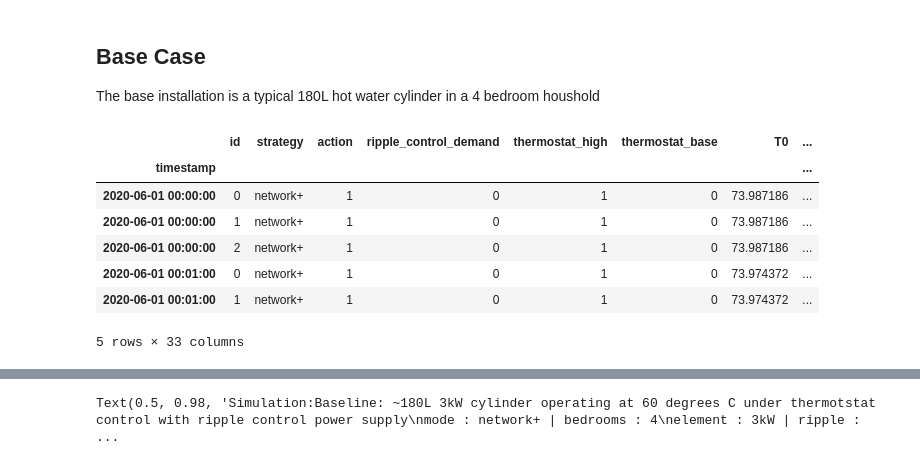
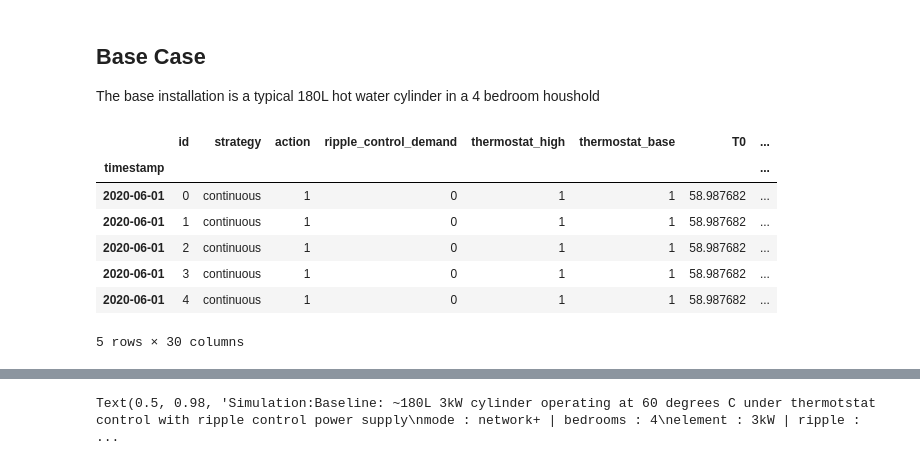
Before and after one commit to CJP123/cylinder, a Jupyter notebook: nbs/05_multi.ipynb, the cells around one changed output, grey strips where cells are left out. Saved outputs shown, nothing was run; the diff lists cells and outputs as text; code cells hidden in the pictures.

```diff
--- a/nbs/05_multi.ipynb
+++ b/nbs/05_multi.ipynb
@@ -51,10 +51,10 @@ In order to have reasonable comparisons over different operating scenarios we wi
 The base installation is a typical 180L hot water cylinder in a 4 bedroom houshold
 # %%
 strategy = {'name': 'Baseline: ~180L 3kW cylinder operating at 60 degrees C under thermotstat control with ripple control power supply',
-            'operation': 'network+',
-            'bedrooms': 4,
+            # 'operation': 'network+',
+            'operation': 'continuous',
             'element' :3,
-            'Tset_H' : 75.0,
+            'Tset_H' : 60.0,
             'Tset_L' : 60.0,
             'radius' : 0.22,
             'height' : 1.1,
@@ -149,14 +149,14 @@ async def main(cluster_size, strategy, time_period):
     res = await asyncio.gather(*[simulation(i, hwc, strategy, df_flow, df_power, time_period) for i, hwc in enumerate(hwcs)])
     return  pd.concat(res).set_index('timestamp').merge(df_power.loc[time_period], left_index=True, right_index=True, how='left')
 # %%
-res = await main(cluster_size=3, strategy = strategy , time_period='2020-06')
+res = await main(cluster_size=21, strategy = strategy , time_period='2020-06')
 res.head()
 # %% [output]
 |  | id | strategy | action | ripple_control_demand | thermostat_high | thermostat_base | T0 | ... |
 | timestamp |  |  |  |  |  |  |  | ... |
-| 2020-06-01 00:00:00 | 0 | network+ | 1 | 0 | 1 | 0 | 73.987186 | ... |
-| 2020-06-01 00:00:00 | 1 | network+ | 1 | 0 | 1 | 0 | 73.987186 | ... |
-| 2020-06-01 00:00:00 | 2 | network+ | 1 | 0 | 1 | 0 | 73.987186 | ... |
-| 2020-06-01 00:01:00 | 0 | network+ | 1 | 0 | 1 | 0 | 73.974372 | ... |
-| 2020-06-01 00:01:00 | 1 | network+ | 1 | 0 | 1 | 0 | 73.974372 | ... |
+| 2020-06-01 | 0 | continuous | 1 | 0 | 1 | 1 | 58.987682 | ... |
+| 2020-06-01 | 1 | continuous | 1 | 0 | 1 | 1 | 58.987682 | ... |
+| 2020-06-01 | 2 | continuous | 1 | 0 | 1 | 1 | 58.987682 | ... |
+| 2020-06-01 | 3 | continuous | 1 | 0 | 1 | 1 | 58.987682 | ... |
+| 2020-06-01 | 4 | continuous | 1 | 0 | 1 | 1 | 58.987682 | ... |
-5 rows × 33 columns
+5 rows × 30 columns
```
Also changed, not shown: parts of 6 cells of this notebook, 5 other files.
